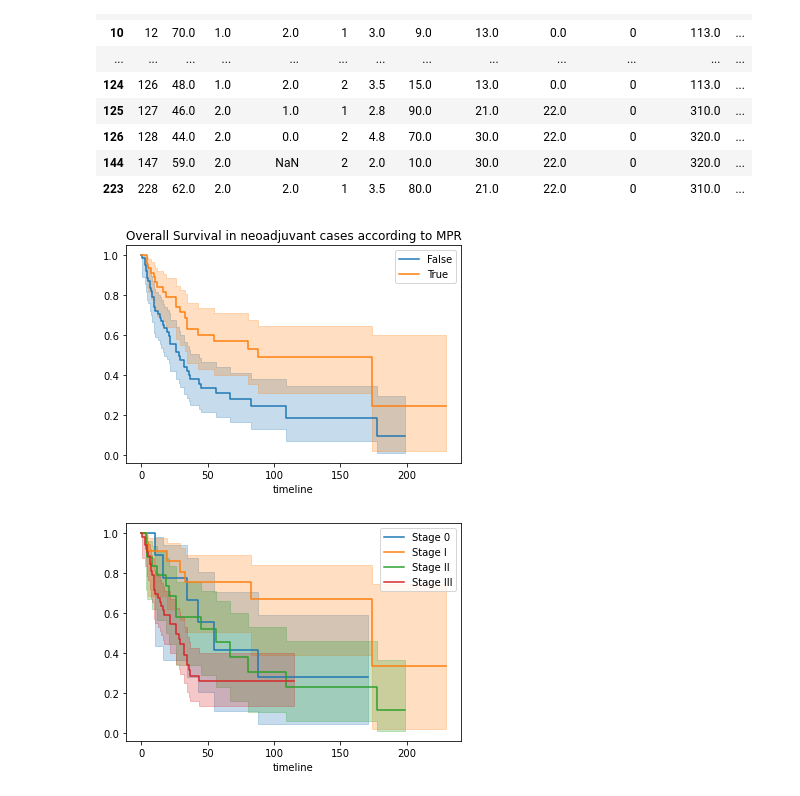
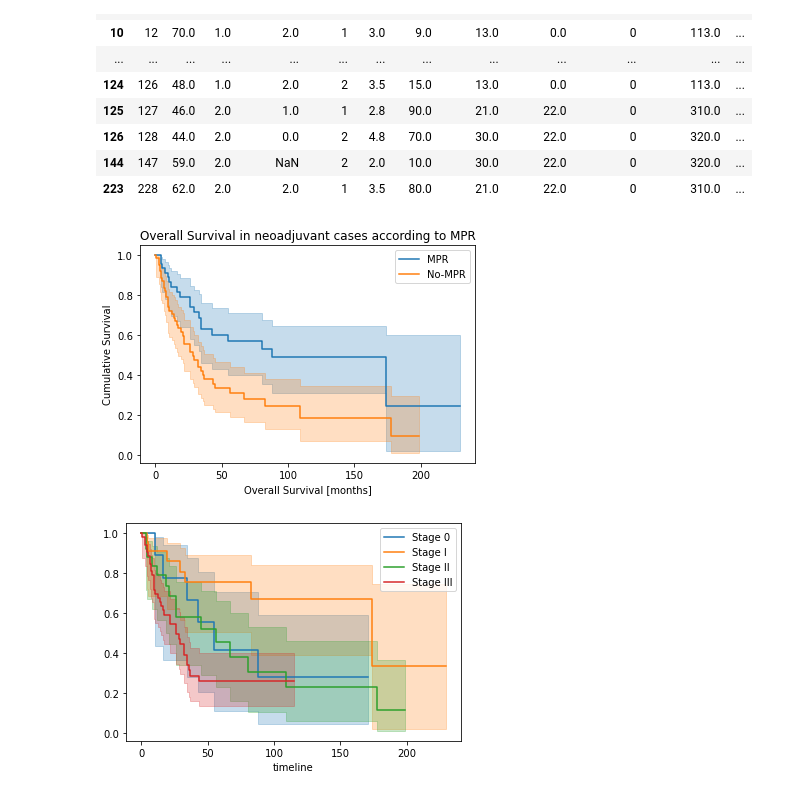
Before and after one commit to GuySchnidrig/CAS-2020-21, a Jupyter notebook: Module_2.ipynb, the cells around one changed output. Drawn from its saved outputs; the diff is of its cells as text; code cells hidden in the pictures.

Commit message:
TCGA + Survival

```diff
--- a/Module_2.ipynb
+++ b/Module_2.ipynb
@@ -618,6 +490,12 @@ df_study_survivalanalyses['R_short'] = np.select(conditions_R, values_R)
 
 # Let's create a variable which defines major pathological response based on the histology
 df_study_survivalanalyses['MPR'] = ((df_study_survivalanalyses['HISTO'] == 2) & (df_study_survivalanalyses['VITAL'] <= 65)) | ((df_study_survivalanalyses['HISTO'] != 2) & (df_study_survivalanalyses['VITAL'] <= 10))
+conditions_MPR = [
+    (df_study_survivalanalyses['MPR'] == True),
+    (df_study_survivalanalyses['MPR'] != True)
+]
+values_MPR = ['MPR', 'No-MPR']
+df_study_survivalanalyses['MPR'] = np.select(conditions_MPR, values_MPR)
 df_study_survivalanalyses
 # %% [output]
 |  | PID | AGE | SEX | SMOKING | HISTO | BED | VITAL | pT_TNM8 | pN_TNM8 | pM_TNM8 | Stage_TNM8 | ... |
@@ -640,13 +518,15 @@ df_study_survivalanalyses
 # %%
 # Cases with MPR should have a better survival
 ax_MPR = plt.subplot(111)
 
 for name, grouped_df in df_study_survivalanalyses.groupby('MPR'):
     kmf.fit(grouped_df['OS'], grouped_df['STATOS'], label = name)
     kmf.plot_survival_function(ax = ax_MPR)
     plt.title('Overall Survival in neoadjuvant cases according to MPR')
+    plt.xlabel('Overall Survival [months]')
+    plt.ylabel('Cumulative Survival')
 # %% [output]
-[figure, old version]
+[figure, new version]
 # %%
 # Cases with lower stages should have better survival
 ax_stage = plt.subplot(111)
```
Also changed, not shown: parts of 35 cells of this notebook.
